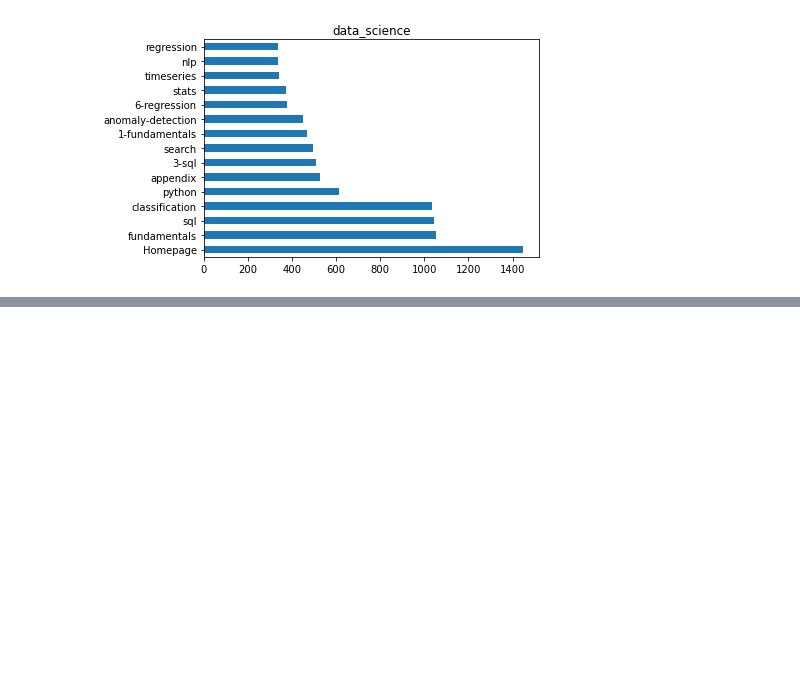
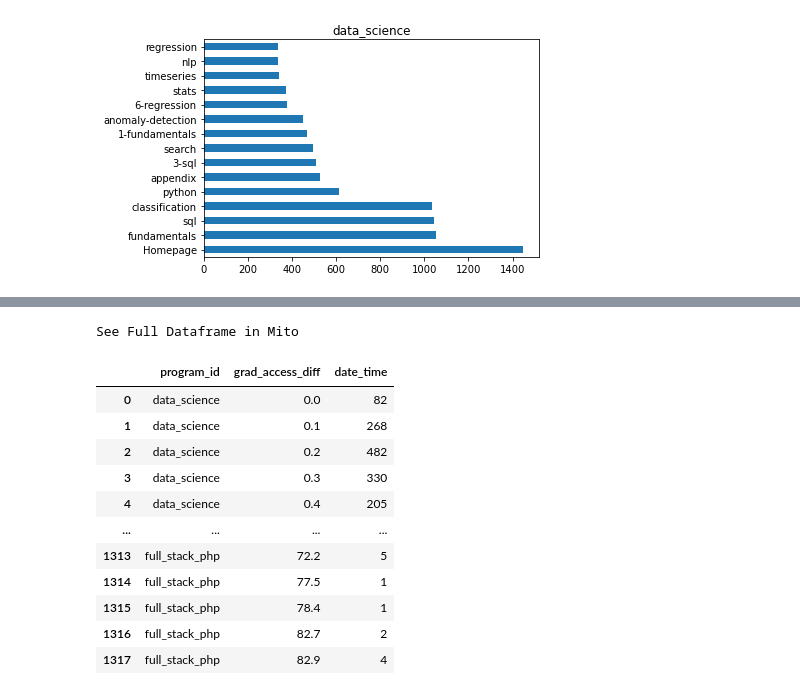
Before and after one commit to bowen-lindsey-shiben-turner/anamoly-detection, a Jupyter notebook: test_run.ipynb, the cells around one changed output, grey strips where cells are left out. Saved outputs shown, nothing was run; the diff lists cells and outputs as text; code cells hidden in the pictures; blank space fills up the shorter version.

```diff
--- a/test_run.ipynb
+++ b/test_run.ipynb
@@ -131,0 +247,19 @@ for program in df.program_id.unique():
+# %%
+y1 = df.groupby(['program_id', 'grad_access_diff']).date_time.count()
+y1 = y1.reset_index()
+y1
+# needed a double groupby, to fuse the values to graph
+# %% [output]
+See Full Dataframe in Mito
+|  | program_id | grad_access_diff | date_time |
+| 0 | data_science | 0.0 | 82 |
+| 1 | data_science | 0.1 | 268 |
+| 2 | data_science | 0.2 | 482 |
+| 3 | data_science | 0.3 | 330 |
+| 4 | data_science | 0.4 | 205 |
+| ... | ... | ... | ... |
+| 1313 | full_stack_php | 72.2 | 5 |
+| 1314 | full_stack_php | 77.5 | 1 |
+| 1315 | full_stack_php | 78.4 | 1 |
+| 1316 | full_stack_php | 82.7 | 2 |
+| 1317 | full_stack_php | 82.9 | 4 |
```
Also changed, not shown: parts of 17 cells of this notebook.
